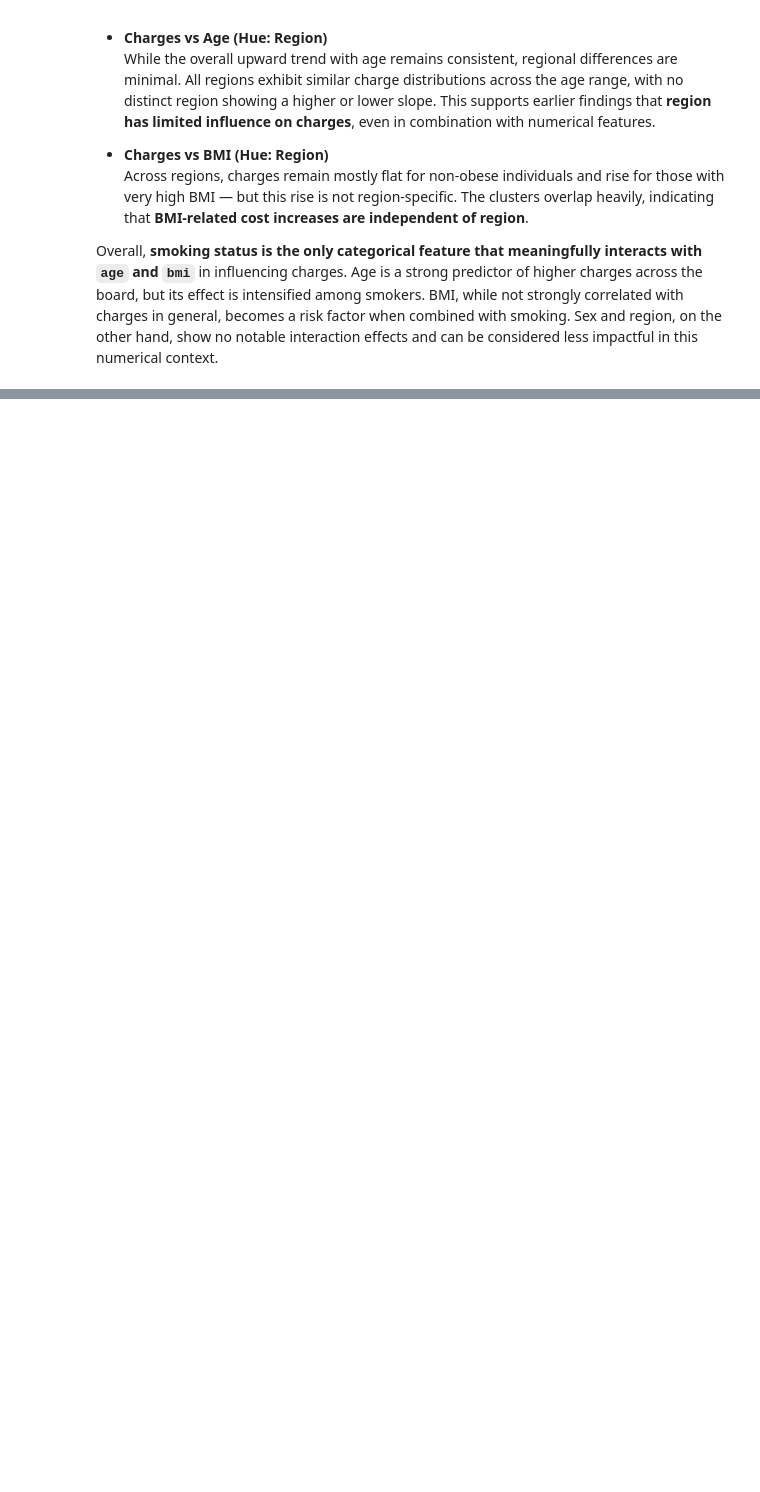
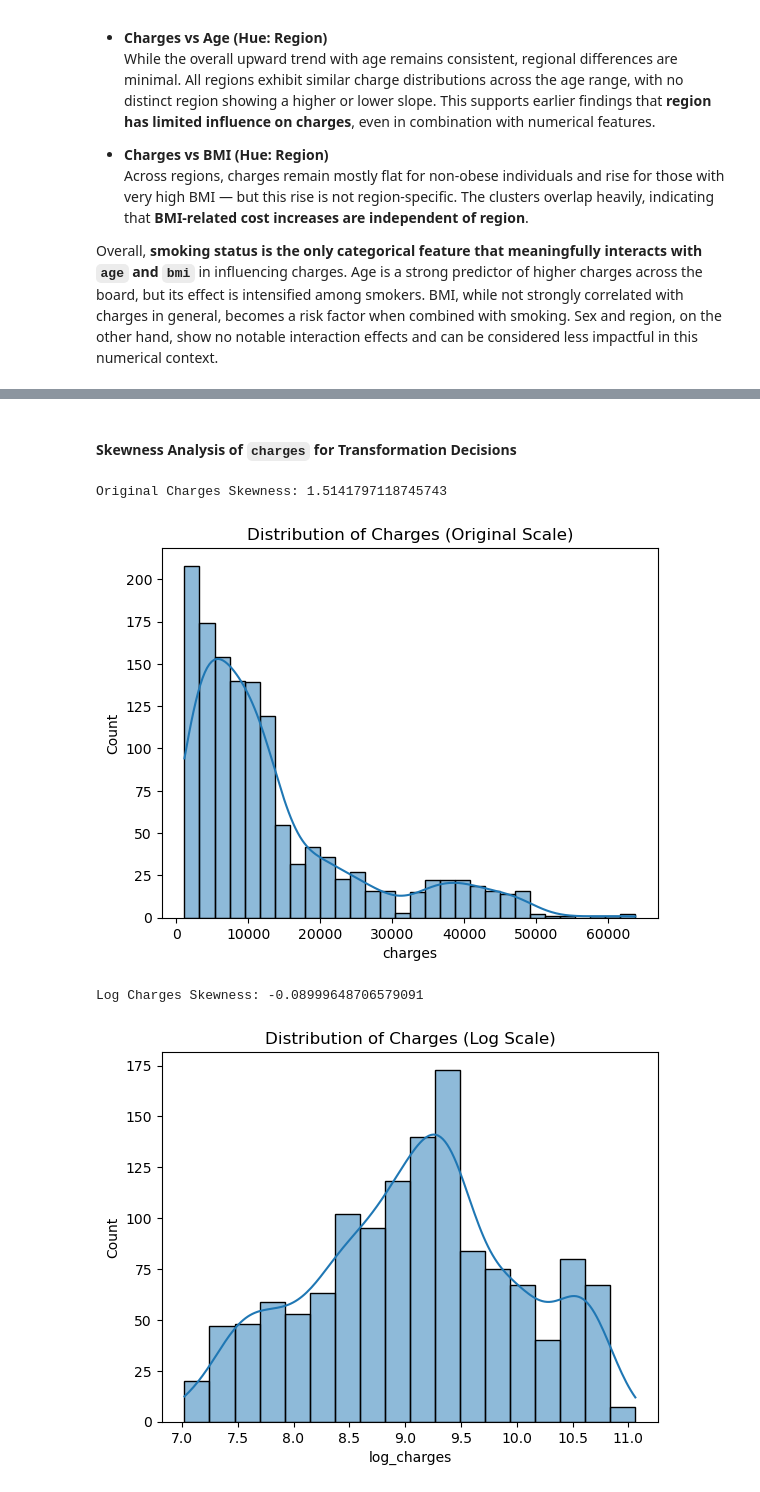
Before and after one commit to shivaaang/MedicalChargesCostPredictor, a Jupyter notebook: notebooks/01_eda_insurance_cost.ipynb, the cells around one changed output, grey strips where cells are left out. Cells and saved outputs as stored; diff of their text form; code cells hidden in the pictures; blank space fills up the shorter version.

```diff
--- a/notebooks/01_eda_insurance_cost.ipynb
+++ b/notebooks/01_eda_insurance_cost.ipynb
@@ -352,0 +369,19 @@ Overall, **smoking status is the only categorical feature that meaningfully inte
+# %% [markdown]
+#### Skewness Analysis of `charges` for Transformation Decisions
+# %%
+print("Original Charges Skewness:", skew(df['charges']))
+sns.histplot(df['charges'], kde=True)
+plt.title("Distribution of Charges (Original Scale)")
+plt.show()
+
+# log-transformed
+df['log_charges'] = np.log(df['charges'])
+print("Log Charges Skewness:", skew(df['log_charges']))
+sns.histplot(df['log_charges'], kde=True)
+plt.title("Distribution of Charges (Log Scale)")
+plt.show()
+# %% [output]
+Original Charges Skewness: 1.5141797118745743
+[figure, added]
+Log Charges Skewness: -0.08999648706579091
+[figure, added]
```
Also changed, not shown: parts of 7 cells of this notebook, 4 other files.
